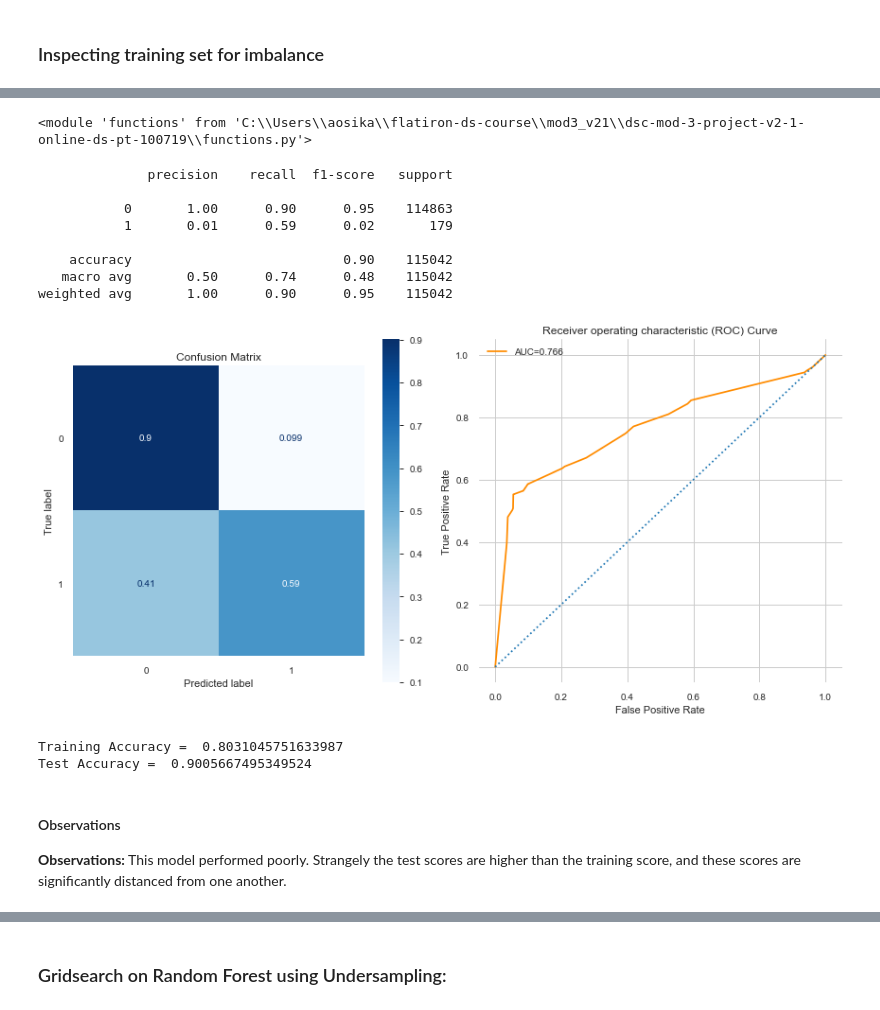
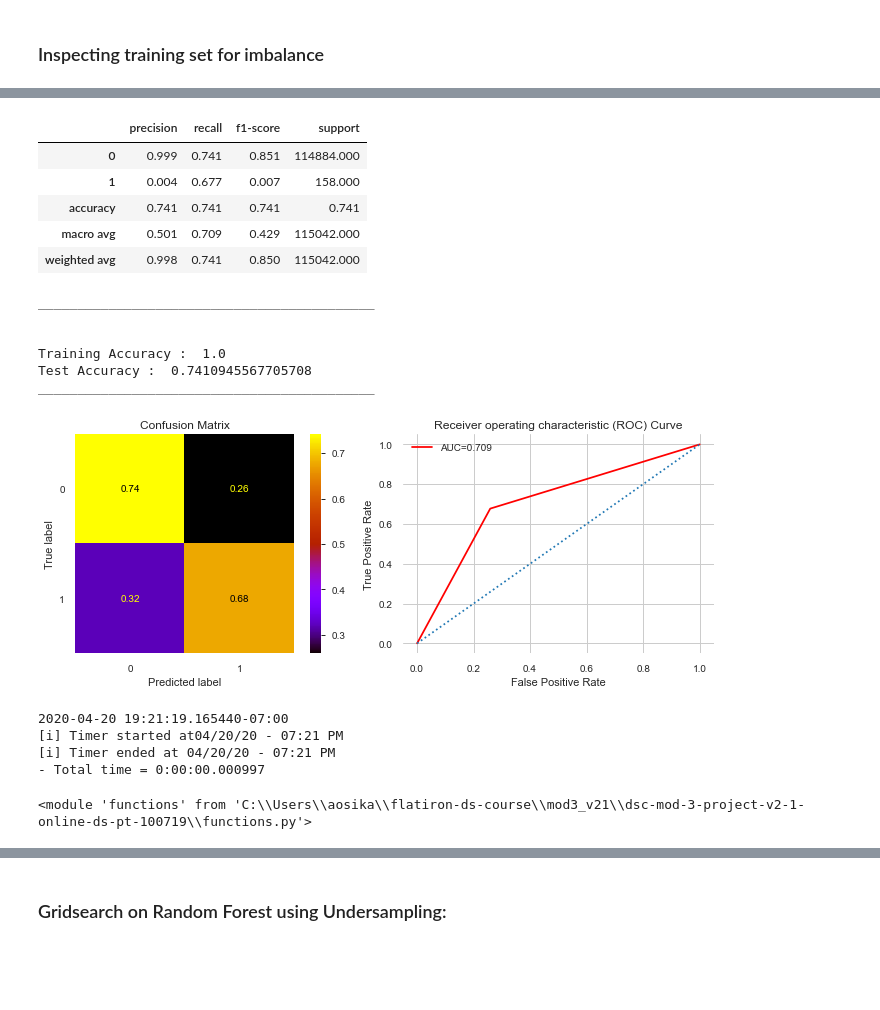
Before and after one commit to andiosika/Binomial-Classification-Ranom-Forest-hyper-imbalance, a Jupyter notebook: student.ipynb, the cells around one changed output, grey strips where cells are left out. Drawn from its saved outputs; the diff is of its cells as text; code cells hidden in the pictures; blank space fills up the shorter version.

```diff
--- a/student.ipynb
+++ b/student.ipynb
@@ -827,2 +876,2 @@ X = df2.drop('covid19_positive', axis=1).copy()
 # %%
-X_train, X_test, y_train, y_test = train_test_split(X,y, test_size=.2)
+X_train, X_test, y_train, y_test = train_test_split(X,y, test_size=.2, stratify=y, random_state=123)
@@ -986,6 +1031,6 @@ rus = RandomUnderSampler()
 # %%
 X_train_rus, y_train_rus = rus.fit_sample(X_train, y_train)
 # %%
-clf = DecisionTreeClassifier(criterion='gini', max_depth=7, max_features=90 )
+clf = DecisionTreeClassifier(class_weight='balanced', random_state=4)
 clf.fit(X_train_rus, y_train_rus)
 # %% [output]
@@ -1004,7 +1043,2 @@ df_import_clf.sort_values().plot(kind='barh', figsize=(15,12))
-# %%
-import importlib
-importlib.reload(fn) ##get rid of %maplotlib inline only for jupyter notebooks
-# %% [output]
-<module 'functions' from 'C:\\Users\\aosika\\flatiron-ds-course\\mod3_v21\\dsc-mod-3-project-v2-1-online-ds-pt-100719\\functions.py'>
 # %%
 y_hat_test1 = clf.predict(X_test)
@@ -1013,21 +1045,24 @@ from sklearn.metrics import accuracy_score
 # %%
-evaluate_model(y_test,y_hat_test1, X_test, clf)
+fn.evaluate_model(X_test, y_test, y_hat_test1, X_train_rus, y_train_rus, clf)
 # %% [output]
+|  | precision | recall | f1-score | support |
+| 0 | 0.999 | 0.741 | 0.851 | 114884.000 |
+| 1 | 0.004 | 0.677 | 0.007 | 158.000 |
+| accuracy | 0.741 | 0.741 | 0.741 | 0.741 |
+| macro avg | 0.501 | 0.709 | 0.429 | 115042.000 |
+| weighted avg | 0.998 | 0.741 | 0.850 | 115042.000 |
-              precision    recall  f1-score   support
+___________________________________________
 
-           0       1.00      0.90      0.95    114863
-           1       0.01      0.59      0.02       179
 
-    accuracy                           0.90    115042
-   macro avg       0.50      0.74      0.48    115042
-weighted avg       1.00      0.90      0.95    115042
+Training Accuracy :  1.0
+Test Accuracy :  0.7410945567705708
+___________________________________________
-[figure, old version]
+[figure, new version]
-# %%
-print("Training Accuracy = ", clf.score(X_train_rus, y_train_rus))
-print("Test Accuracy = ", clf.score(X_test, y_test))
-# %% [output]
-Training Accuracy =  0.8031045751633987
-Test Accuracy =  0.9005667495349524
-# %% [markdown]
-#### Observations
-**Observations:** This model performed poorly.  Strangely the test scores are higher than the training score, and these scores are significantly distanced from one another.
+# %%
+importlib.reload(fn)
+# %% [output]
+2020-04-20 19:21:19.165440-07:00
+[i] Timer started at04/20/20 - 07:21 PM
+[i] Timer ended at 04/20/20 - 07:21 PM
+- Total time = 0:00:00.000997
+<module 'functions' from 'C:\\Users\\aosika\\flatiron-ds-course\\mod3_v21\\dsc-mod-3-project-v2-1-online-ds-pt-100719\\functions.py'>
```
Also changed, not shown: parts of 83 cells of this notebook, 3 other files.
